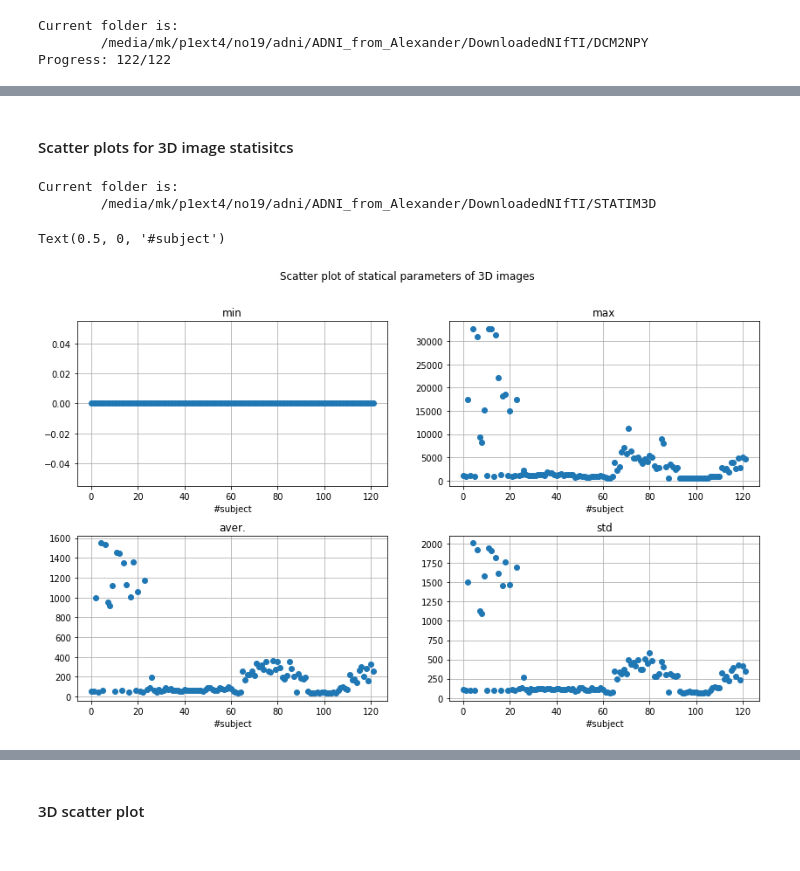
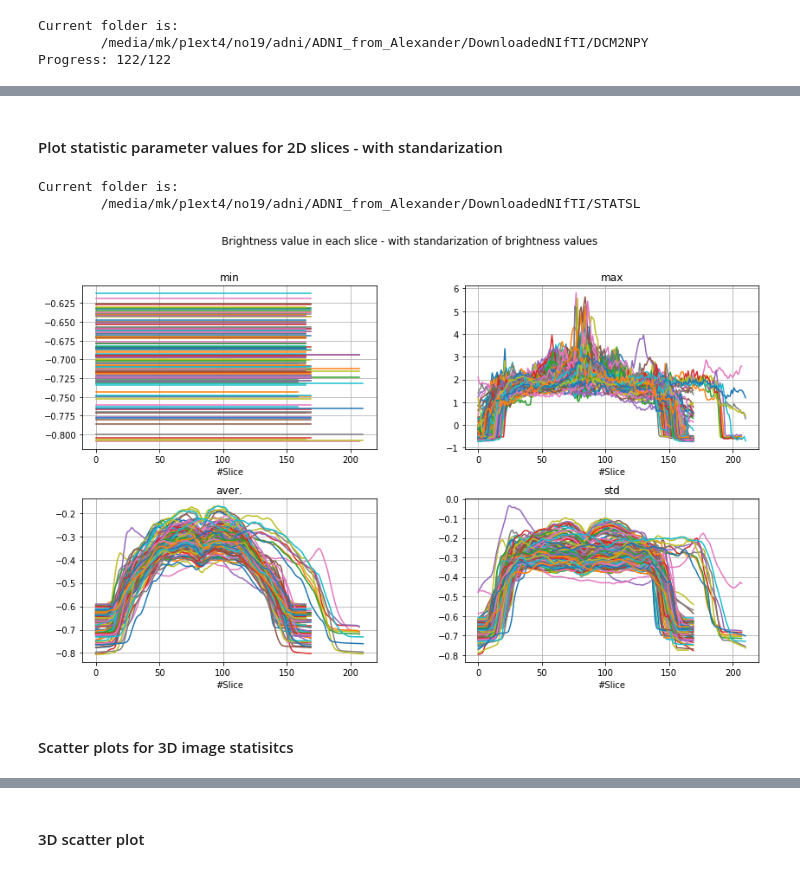
Before and after one commit to marekkoc/adni_basics, a Jupyter notebook: 3-adni-pydicom-basic-statistics.ipynb, the cells around one changed output, grey strips where cells are left out. Saved outputs shown, nothing was run; the diff lists cells and outputs as text; code cells hidden in the pictures.

```diff
--- a/3-adni-pydicom-basic-statistics.ipynb
+++ b/3-adni-pydicom-basic-statistics.ipynb
@@ -228,44 +238,34 @@ Current folder is:
+# %% [markdown]
+#### Plot statistic parameter values for 2D slices - with standarization
+# %%
+# plot of all slice statistisc from a STATSL folder
+
+if 0:
+    %matplotlib qt5
+else:
+    %matplotlib inline
+
+# go in a folder
+os.chdir(statslPth)
+f1.pthInfo()
+
+sl_files = os.listdir('.')
+sl_files.sort()
+
+fig, ax = plt.subplots(2,2, figsize=(14,8))
+mainTitle = 'Brightness value in each slice - with standarization of brightness values'
+xLabel = '#Slice'
+
+for k, f in enumerate(sl_files):
+    im = np.load(f)
+
+    # image values standarization z = (x-mi)/std
+    imS = (im - im.mean()) / im.std()
+
+    f2.plot4stats(imS, mainTitle, xLabel, fig, ax, line='-')
+# %% [output]
+Current folder is:
+        /media/mk/p1ext4/no19/adni/ADNI_from_Alexander/DownloadedNIfTI/STATSL
+[figure, added]
 # %% [markdown]
 #### Scatter plots for 3D image statisitcs
-# %%
-os.chdir(statim3dPth)
-pthInfo()
-
-d3_files = os.listdir('.')
-d3_files.sort()
-
-stat_all = np.zeros((len(d3_files),4), dtype=np.float32)
-
-for k,f in enumerate(d3_files):
-    stat = np.load(f)
-    stat_all[k]= stat
-
-
-f, ax = plt.subplots(2,2, figsize=(14,8))
-plt.suptitle('Scatter plot of statical parameters of 3D images')
-plt.subplots_adjust(hspace=0.3)
-
-ax[0,0].plot(stat_all[:,0], 'o')
-ax[0,0].axes.grid(True)
-ax[0,0].set_title('min')
-ax[0,0].set_xlabel('#subject')
-
-ax[0,1].plot(stat_all[:,1], 'o')
-ax[0,1].axes.grid(True)
-ax[0,1].set_title('max')
-ax[0,1].set_xlabel('#subject')
-
-ax[1,0].plot(stat_all[:,2], 'o')
-ax[1,0].axes.grid(True)
-ax[1,0].set_title('aver.')
-ax[1,0].set_xlabel('#subject')
-
-ax[1,1].plot(stat_all[:,3], 'o')
-ax[1,1].axes.grid(True)
-ax[1,1].set_title('std')
-ax[1,1].set_xlabel('#subject')
-# %% [output]
-Current folder is:
-        /media/mk/p1ext4/no19/adni/ADNI_from_Alexander/DownloadedNIfTI/STATIM3D
-Text(0.5, 0, '#subject')
-[figure, removed]
```
Also changed, not shown: parts of 16 cells of this notebook, 2 other files.
